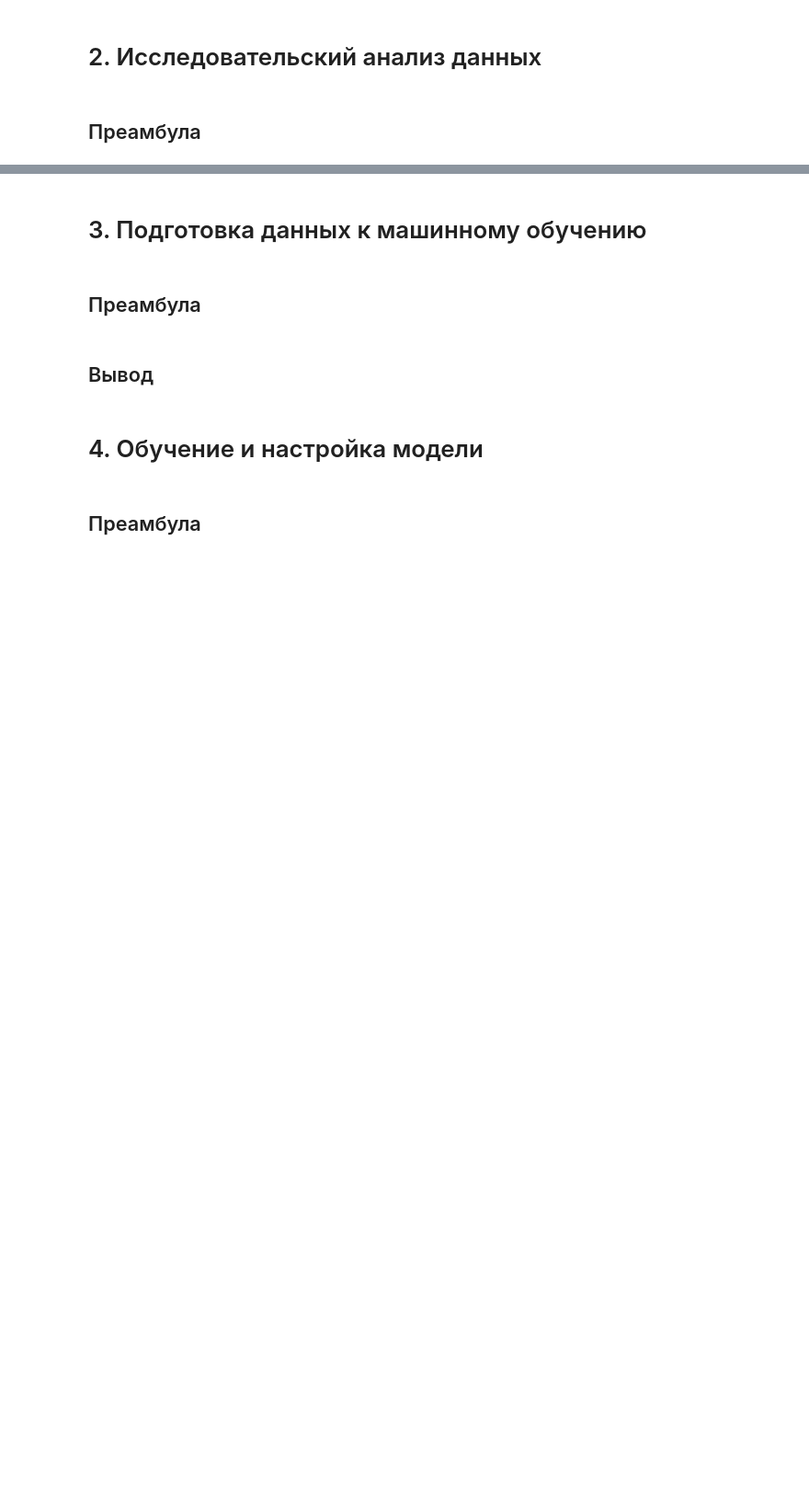
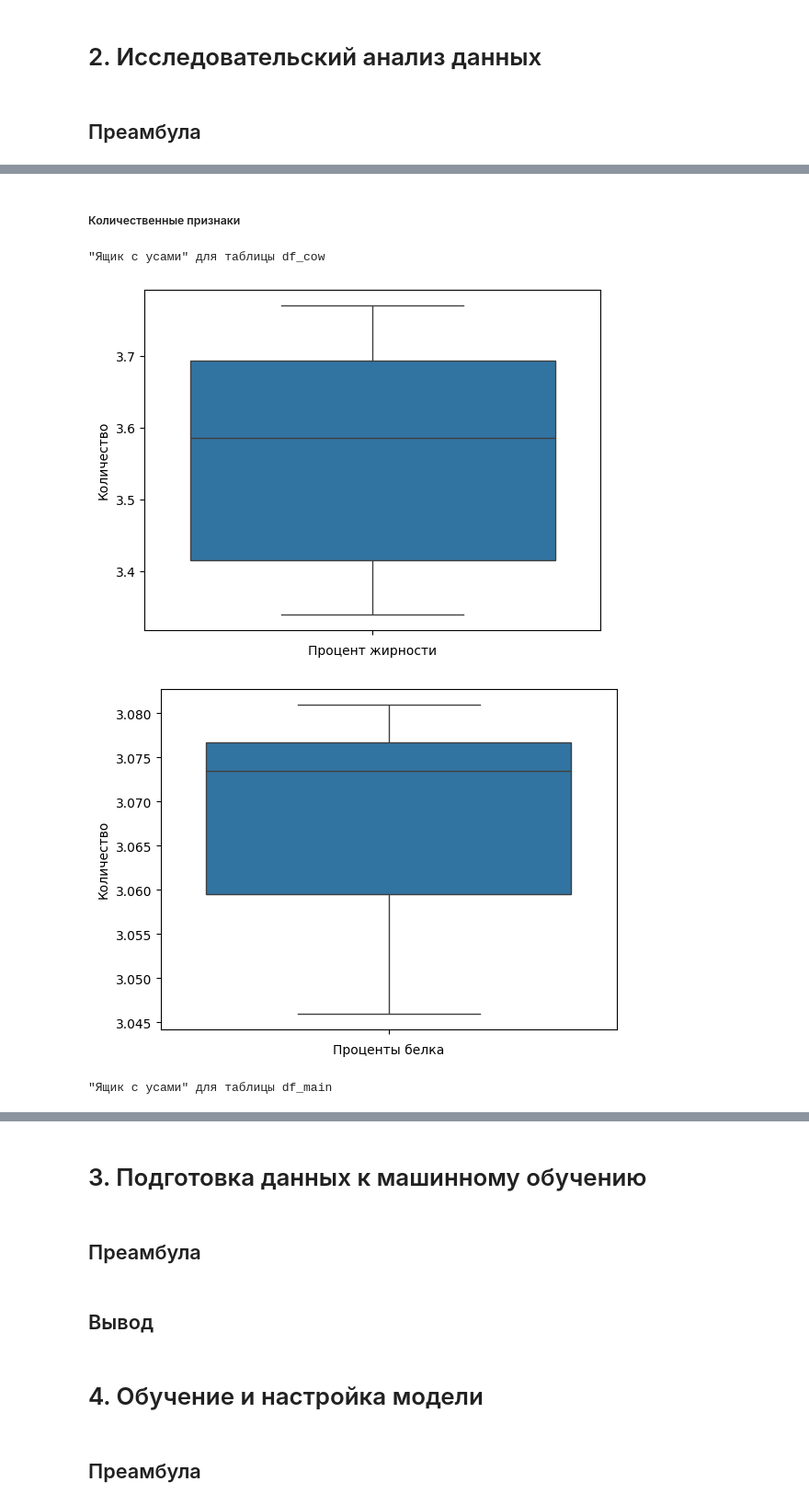
Before and after one commit to kapa6ac/project2, a Jupyter notebook: happy_farm/ds85_ML_v1.ipynb, the cells around one changed output, grey strips where cells are left out. Shown at 92% size. Cells and saved outputs as stored; diff of their text form; code cells hidden in the pictures; blank space fills up the shorter version.

```diff
--- a/happy_farm/ds85_ML_v1.ipynb
+++ b/happy_farm/ds85_ML_v1.ipynb
@@ -252,0 +365,17 @@ df_main = df_main.drop_duplicates()
+# %% [markdown]
+##### Количественные признаки
+# %%
+# для отображения количественных признаков буду использовать boxplot
+for d in DF_NAMES[:2]:
+    if 'cow' in d: c_a = COW_NUM_COL
+    if 'main' in d: c_a = MAIN_NUM_COL
+    print(f'"Ящик с усами" для таблицы {d}')
+    for c in c_a:
+        ax = sns.boxplot(y=c, data=globals()[d])
+        ax.set(xlabel=c_a[c], ylabel='Количество')
+        plt.show()
+# %% [output]
+"Ящик с усами" для таблицы df_cow
+[figure, added]
+[figure, added]
+"Ящик с усами" для таблицы df_main
```
Also changed, not shown: parts of 24 cells of this notebook.
